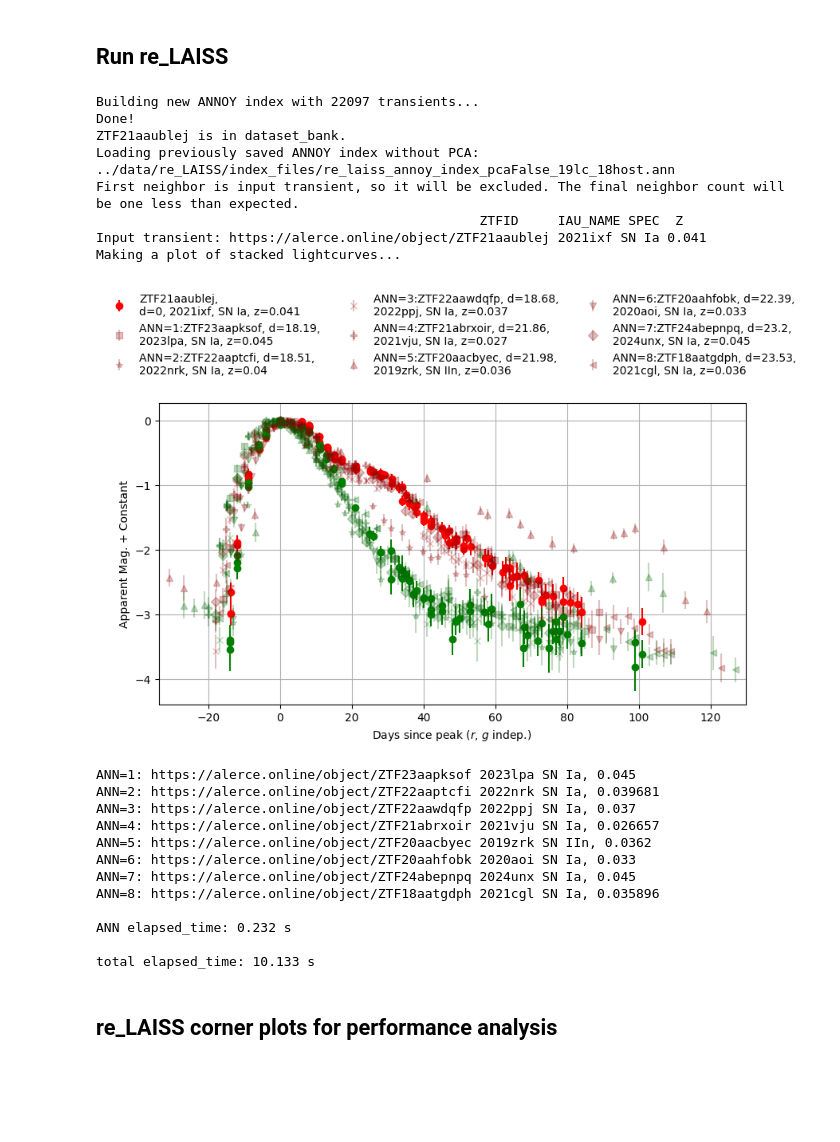
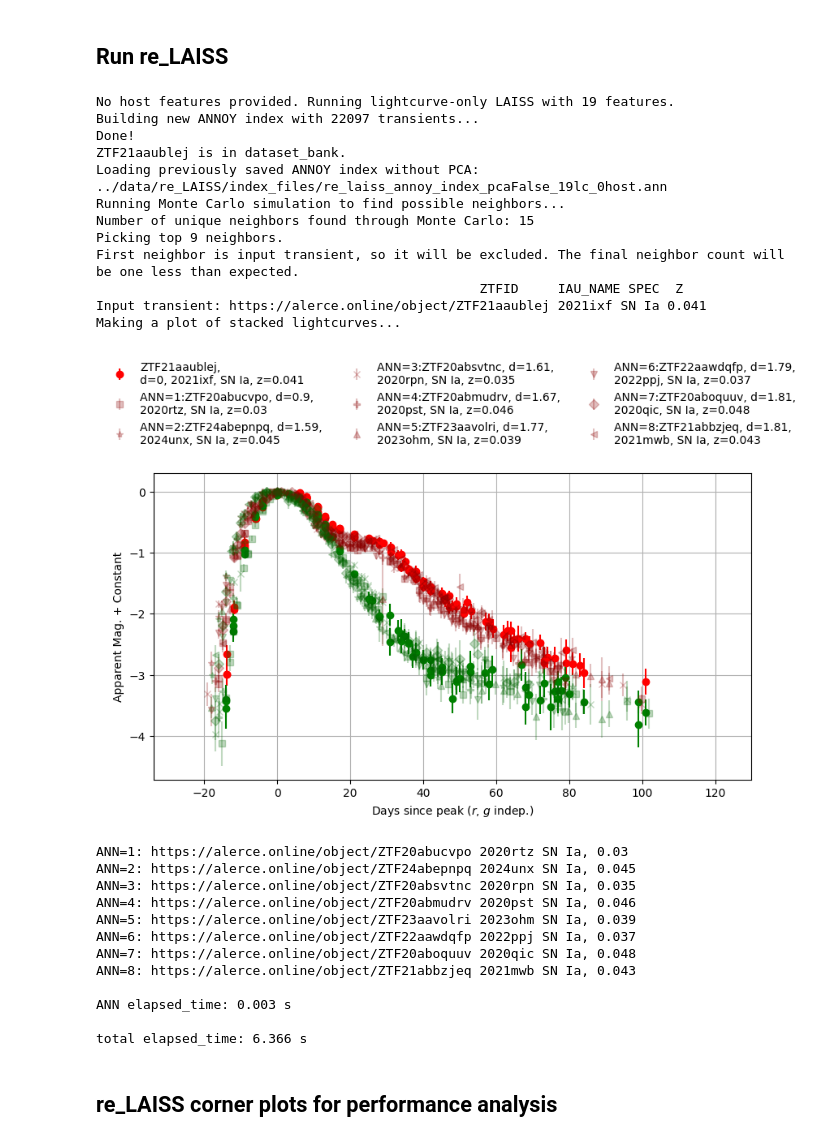
Before and after one commit to evan-reynolds/laiss_timedomainanomalies, a Jupyter notebook: notebooks/re_LAISS.ipynb, the cells around one changed output. Cells and saved outputs as stored; diff of their text form; code cells hidden in the pictures; blank space fills up the shorter version.

Commit message:
added monte carlo simulation for nearest neighbors

```diff
--- a/notebooks/re_LAISS.ipynb
+++ b/notebooks/re_LAISS.ipynb
@@ -93,49 +93,54 @@ queried_ztf_id = 'ZTF21aaublej'
 # theorized_lc_path = 'data/theorized_lc/slsnI.csv'
 # theorized_lightcurve_df = pd.read_csv('../' + theorized_lc_path)
 
 neighbors_df, primer_dict = re_LAISS(
     transient_ztf_id=queried_ztf_id,
     # theorized_lightcurve_df=theorized_lightcurve_df,
-    # host_ztf_id_to_swap_in='ZTF21aaublej',
+    # host_ztf_id_to_swap_in='ZTF18abqlpgq',
     path_to_dataset_bank='../data/large_final_df_bank_new_lc_feats.csv',
     path_to_timeseries_folder = '../timeseries',
-    host_feature_names=host_feature_names,
+    host_feature_names=[],
     lc_feature_names=lc_feature_names,
     path_to_sfd_data_folder="../data/sfddata-master",
     use_pca=False,
     num_pca_components=None,
     force_recreation_of_annoy_index=True,
     index_folder_relative_path="../data/re_LAISS/index_files",
     neighbors=9,
+    num_mc_simulations=20,
     suggest_neighbor_num=False,
     max_neighbor_distance=None,
     search_k=5000,
     upweight_lc_feats_factor=1,
     return_neighbor_results=True,
     run_AD=False,
 )
 # %% [output]
+No host features provided. Running lightcurve-only LAISS with 19 features.
 Building new ANNOY index with 22097 transients...
 Done!
 ZTF21aaublej is in dataset_bank.
-Loading previously saved ANNOY index without PCA: ../data/re_LAISS/index_files/re_laiss_annoy_index_pcaFalse_19lc_18host.ann
+Loading previously saved ANNOY index without PCA: ../data/re_LAISS/index_files/re_laiss_annoy_index_pcaFalse_19lc_0host.ann
+Running Monte Carlo simulation to find possible neighbors...
+Number of unique neighbors found through Monte Carlo: 15
+Picking top 9 neighbors.
 First neighbor is input transient, so it will be excluded. The final neighbor count will be one less than expected.
                                                  ZTFID     IAU_NAME SPEC  Z
 Input transient: https://alerce.online/object/ZTF21aaublej 2021ixf SN Ia 0.041
 Making a plot of stacked lightcurves...
-[figure, old version]
+[figure, new version]
-ANN=1: https://alerce.online/object/ZTF23aapksof 2023lpa SN Ia, 0.045
-ANN=2: https://alerce.online/object/ZTF22aaptcfi 2022nrk SN Ia, 0.039681
-ANN=3: https://alerce.online/object/ZTF22aawdqfp 2022ppj SN Ia, 0.037
-ANN=4: https://alerce.online/object/ZTF21abrxoir 2021vju SN Ia, 0.026657
-ANN=5: https://alerce.online/object/ZTF20aacbyec 2019zrk SN IIn, 0.0362
-ANN=6: https://alerce.online/object/ZTF20aahfobk 2020aoi SN Ia, 0.033
-ANN=7: https://alerce.online/object/ZTF24abepnpq 2024unx SN Ia, 0.045
-ANN=8: https://alerce.online/object/ZTF18aatgdph 2021cgl SN Ia, 0.035896
+ANN=1: https://alerce.online/object/ZTF20abucvpo 2020rtz SN Ia, 0.03
+ANN=2: https://alerce.online/object/ZTF24abepnpq 2024unx SN Ia, 0.045
+ANN=3: https://alerce.online/object/ZTF20absvtnc 2020rpn SN Ia, 0.035
+ANN=4: https://alerce.online/object/ZTF20abmudrv 2020pst SN Ia, 0.046
+ANN=5: https://alerce.online/object/ZTF23aavolri 2023ohm SN Ia, 0.039
+ANN=6: https://alerce.online/object/ZTF22aawdqfp 2022ppj SN Ia, 0.037
+ANN=7: https://alerce.online/object/ZTF20aboquuv 2020qic SN Ia, 0.048
+ANN=8: https://alerce.online/object/ZTF21abbzjeq 2021mwb SN Ia, 0.043
 
-ANN elapsed_time: 0.232 s
+ANN elapsed_time: 0.003 s
 
-total elapsed_time: 10.133 s
+total elapsed_time: 6.366 s
 # %% [markdown]
 ## re_LAISS corner plots for performance analysis
 # %%
```
Also changed, not shown: parts of 1 cell of this notebook, 2 other files.
